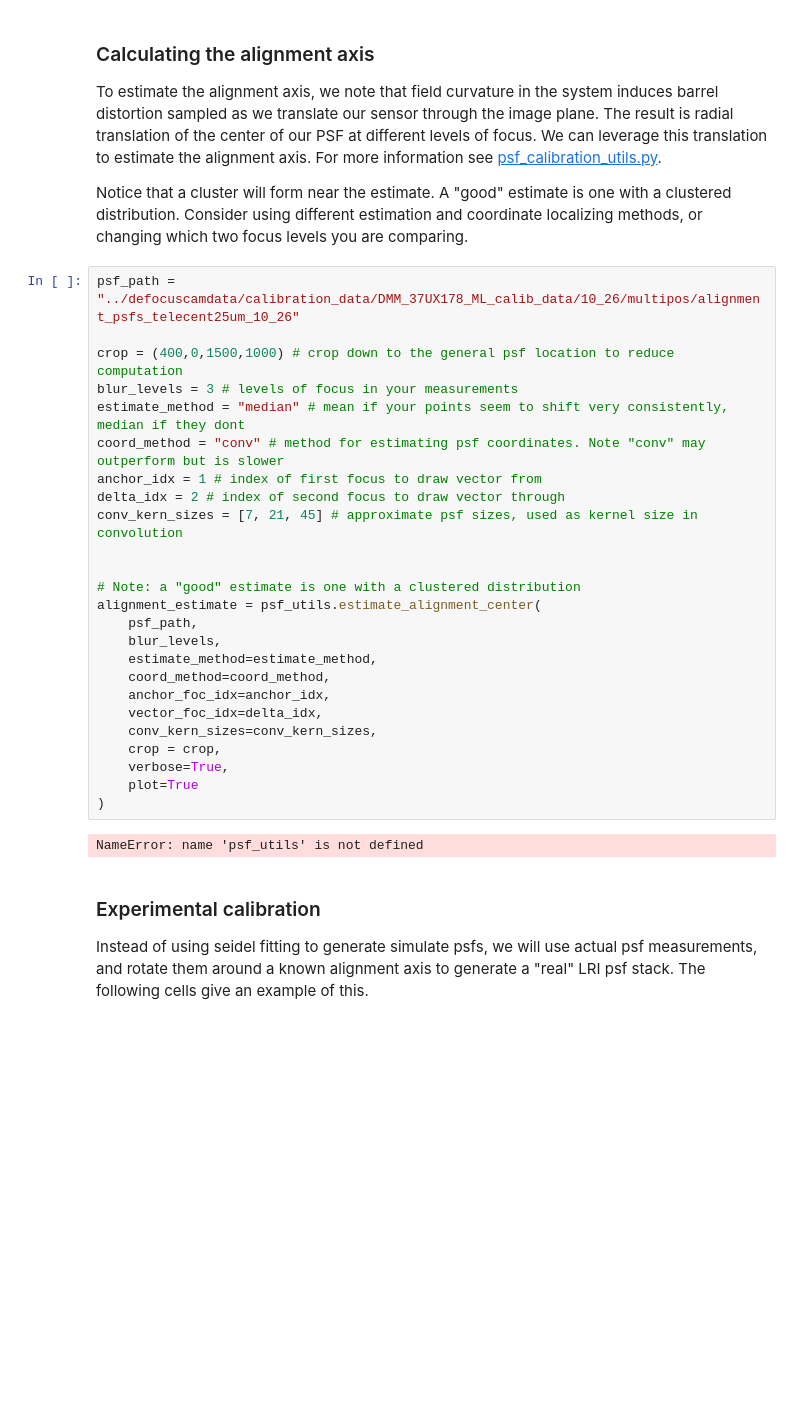
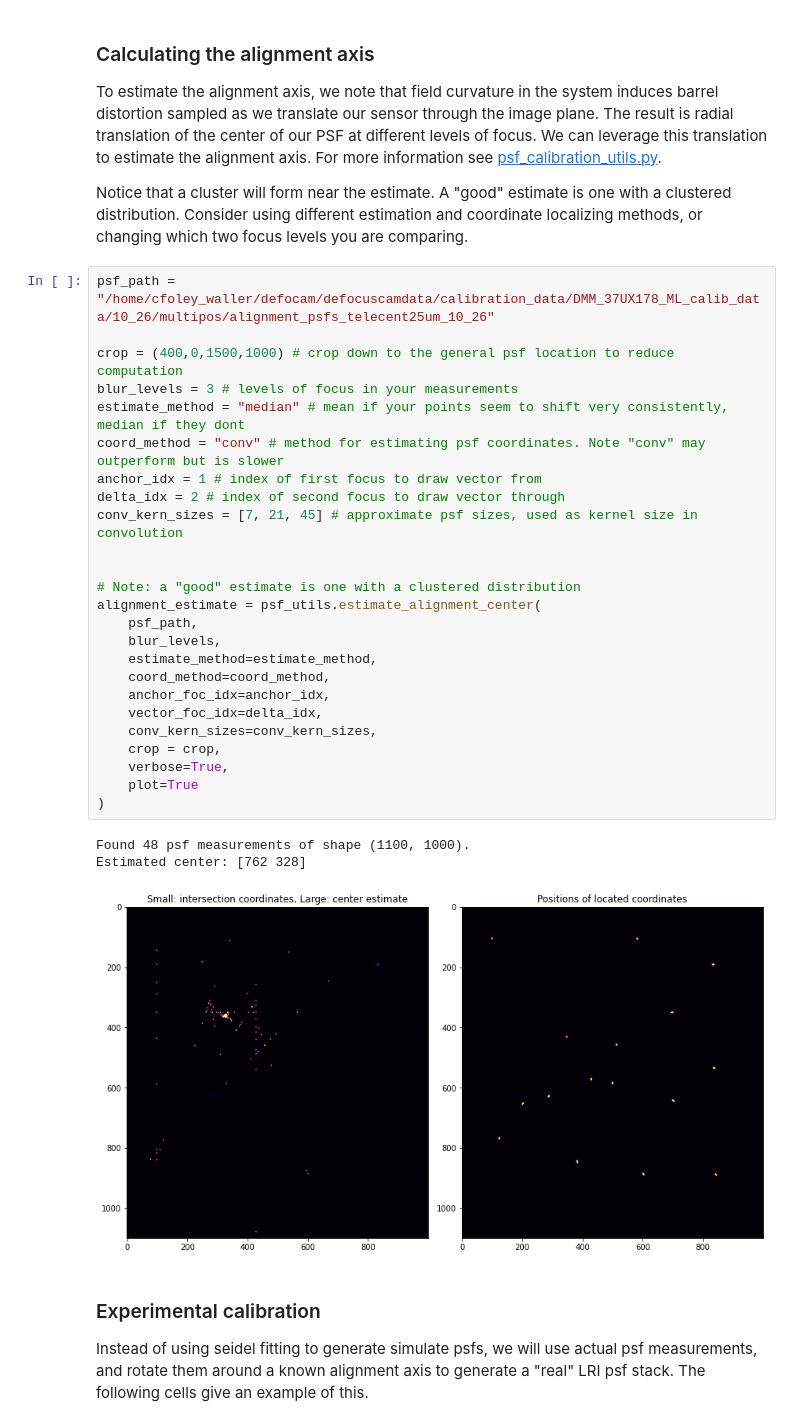
Before and after one commit to Christianfoley/SpectralDefocusCam, a Jupyter notebook: notebooks/precompute_data_lri.ipynb, the cells around one changed output. Saved outputs shown, nothing was run; the diff lists cells and outputs as text; blank space fills up the shorter version.

```diff
--- a/notebooks/precompute_data_lri.ipynb
+++ b/notebooks/precompute_data_lri.ipynb
@@ -27,32 +32,34 @@ To estimate the alignment axis, we note that field curvature in the system induc
 
 Notice that a cluster will form near the estimate. A "good" estimate is one with a clustered distribution. Consider using different estimation and coordinate localizing methods, or changing which two focus levels you are comparing.
 # %%
-psf_path = "../defocuscamdata/calibration_data/DMM_37UX178_ML_calib_data/10_26/multipos/alignment_psfs_telecent25um_10_26"
+psf_path = "/home/cfoley_waller/defocam/defocuscamdata/calibration_data/DMM_37UX178_ML_calib_data/10_26/multipos/alignment_psfs_telecent25um_10_26"
 
 crop = (400,0,1500,1000) # crop down to the general psf location to reduce computation
 blur_levels = 3 # levels of focus in your measurements
 estimate_method = "median" # mean if your points seem to shift very consistently, median if they dont
 coord_method = "conv" # method for estimating psf coordinates. Note "conv" may outperform but is slower
 anchor_idx = 1 # index of first focus to draw vector from
 delta_idx = 2 # index of second focus to draw vector through
 conv_kern_sizes = [7, 21, 45] # approximate psf sizes, used as kernel size in convolution
 
 
 # Note: a "good" estimate is one with a clustered distribution
 alignment_estimate = psf_utils.estimate_alignment_center(
     psf_path,
     blur_levels,
     estimate_method=estimate_method,
     coord_method=coord_method,
     anchor_foc_idx=anchor_idx,
     vector_foc_idx=delta_idx,
     conv_kern_sizes=conv_kern_sizes,
     crop = crop,
     verbose=True,
     plot=True
 )
 # %% [output]
-NameError: name 'psf_utils' is not defined
+Found 48 psf measurements of shape (1100, 1000).
+Estimated center: [762 328]
+[figure, added]
 # %% [markdown]
 ### Experimental calibration
 Instead of using seidel fitting to generate simulate psfs, we will use actual psf measurements, and rotate them around a known alignment axis to generate a "real" LRI psf stack. The following cells give an example of this.
```
Also changed, not shown: parts of 10 cells of this notebook, 31 other files.
